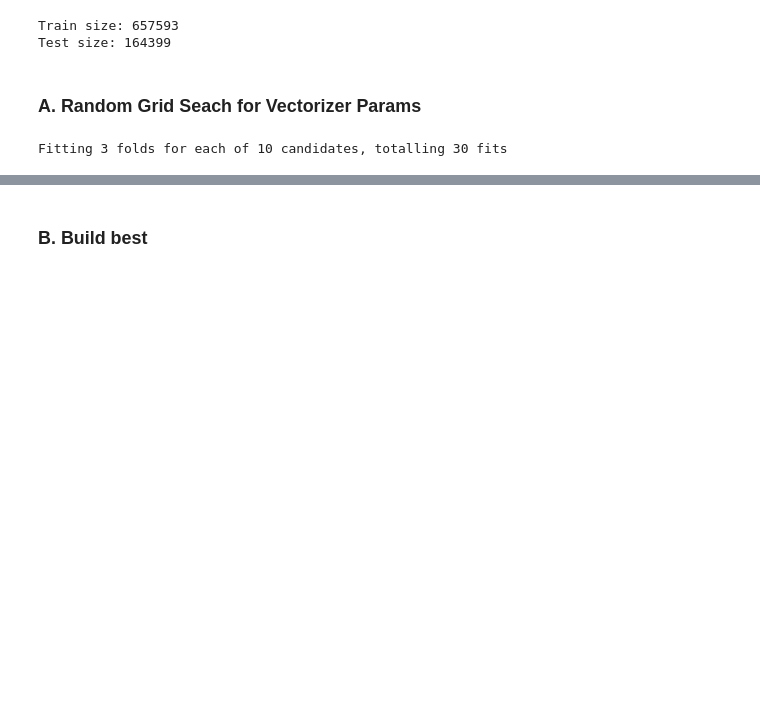
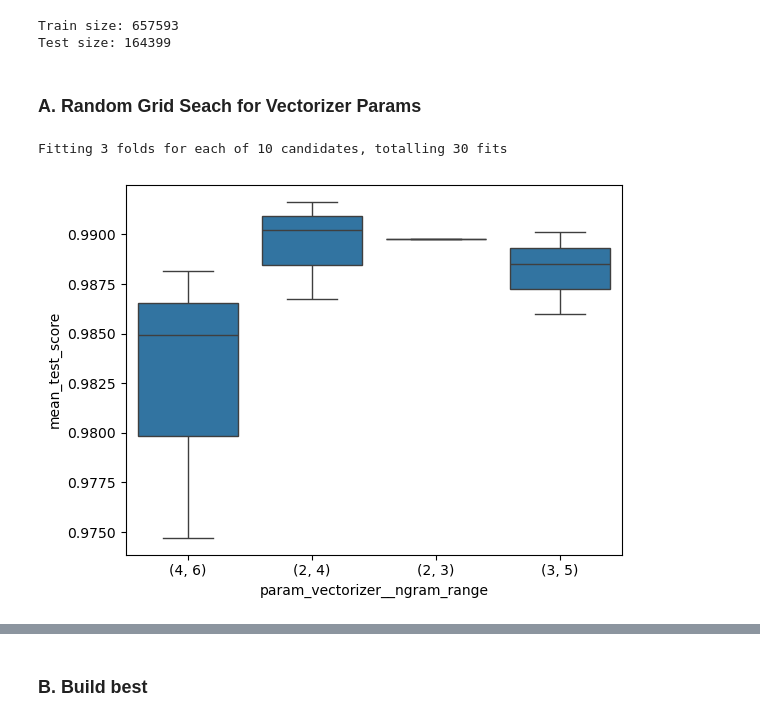
Before and after one commit to charlievellacott/dectecting_phishing_url, a Jupyter notebook: notebooks/02_engineer_features.ipynb, the cells around one changed output, grey strips where cells are left out. Drawn from its saved outputs; the diff is of its cells as text; code cells hidden in the pictures; blank space fills up the shorter version.

```diff
--- a/notebooks/02_engineer_features.ipynb
+++ b/notebooks/02_engineer_features.ipynb
@@ -174,20 +174,23 @@ param_distributions = {
 # %%
 search = RandomizedSearchCV(
     pipeline,
     param_distributions=param_distributions,
     n_iter=10,
     cv=3,
     scoring="roc_auc",
     random_state=RANDOM_STATE,
     n_jobs=-1,
     verbose=1,
     refit=True
 )
 
-search.fit(train_df['url'], train_df['is_phishing']) # pass only the url as this is what the vectorizer expects
+subsample_df = train_df.sample(n=300000, random_state=RANDOM_STATE)
+search.fit(subsample_df['url'], subsample_df['is_phishing']) # pass only the url as this is what the vectorizer expects
 
 results = pd.DataFrame(search.cv_results_)
+results['param_vectorizer__ngram_range'] = results["param_vectorizer__ngram_range"].astype(str)
 sns.boxplot(x="param_vectorizer__ngram_range", y="mean_test_score", data=results)
 plt.show()
 # %% [output]
 Fitting 3 folds for each of 10 candidates, totalling 30 fits
+[figure, added]
```
Also changed, not shown: parts of 8 cells of this notebook, 3 other files.
